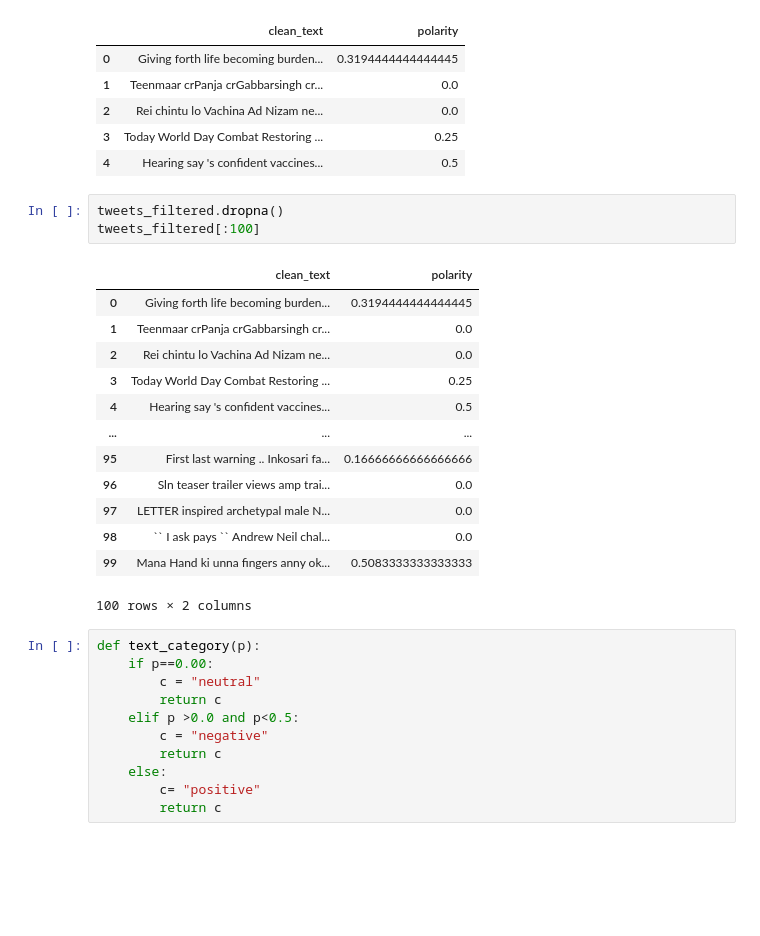
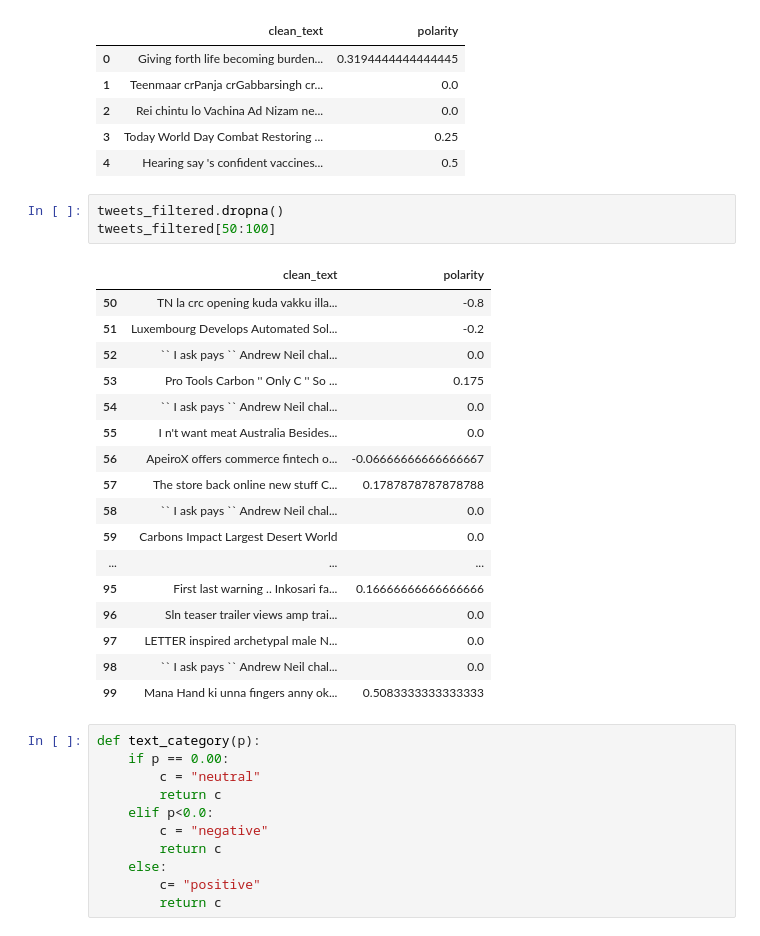
Before and after one commit to Caphace-Ethan/10Academy, a Jupyter notebook: Challenge_ Day2.ipynb, the cells around one changed output. Drawn from its saved outputs; the diff is of its cells as text; blank space fills up the shorter version.

```diff
--- a/Challenge_ Day2.ipynb
+++ b/Challenge_ Day2.ipynb
@@ -260,27 +260,31 @@ tweets_filtered.head()
 | 4 | Hearing say 's confident vaccines... | 0.5 |
 # %%
 tweets_filtered.dropna()
-tweets_filtered[:100]
+tweets_filtered[50:100]
 # %% [output]
 |  | clean_text | polarity |
-| 0 | Giving forth life becoming burden... | 0.3194444444444445 |
-| 1 | Teenmaar crPanja crGabbarsingh cr... | 0.0 |
-| 2 | Rei chintu lo Vachina Ad Nizam ne... | 0.0 |
-| 3 | Today World Day Combat Restoring ... | 0.25 |
-| 4 | Hearing say 's confident vaccines... | 0.5 |
+| 50 | TN la crc opening kuda vakku illa... | -0.8 |
+| 51 | Luxembourg Develops Automated Sol... | -0.2 |
+| 52 | `` I ask pays `` Andrew Neil chal... | 0.0 |
+| 53 | Pro Tools Carbon '' Only C '' So ... | 0.175 |
+| 54 | `` I ask pays `` Andrew Neil chal... | 0.0 |
+| 55 | I n't want meat Australia Besides... | 0.0 |
+| 56 | ApeiroX offers commerce fintech o... | -0.06666666666666667 |
+| 57 | The store back online new stuff C... | 0.1787878787878788 |
+| 58 | `` I ask pays `` Andrew Neil chal... | 0.0 |
+| 59 | Carbons Impact Largest Desert World | 0.0 |
 | ... | ... | ... |
 | 95 | First last warning .. Inkosari fa... | 0.16666666666666666 |
 | 96 | Sln teaser trailer views amp trai... | 0.0 |
 | 97 | LETTER inspired archetypal male N... | 0.0 |
 | 98 | `` I ask pays `` Andrew Neil chal... | 0.0 |
 | 99 | Mana Hand ki unna fingers anny ok... | 0.5083333333333333 |
-100 rows × 2 columns
 # %%
 def text_category(p):
-    if p==0.00:
+    if p == 0.00:
         c = "neutral"
         return c
-    elif p >0.0 and p<0.5:
+    elif p<0.0:
         c = "negative"
         return c
     else:
```
